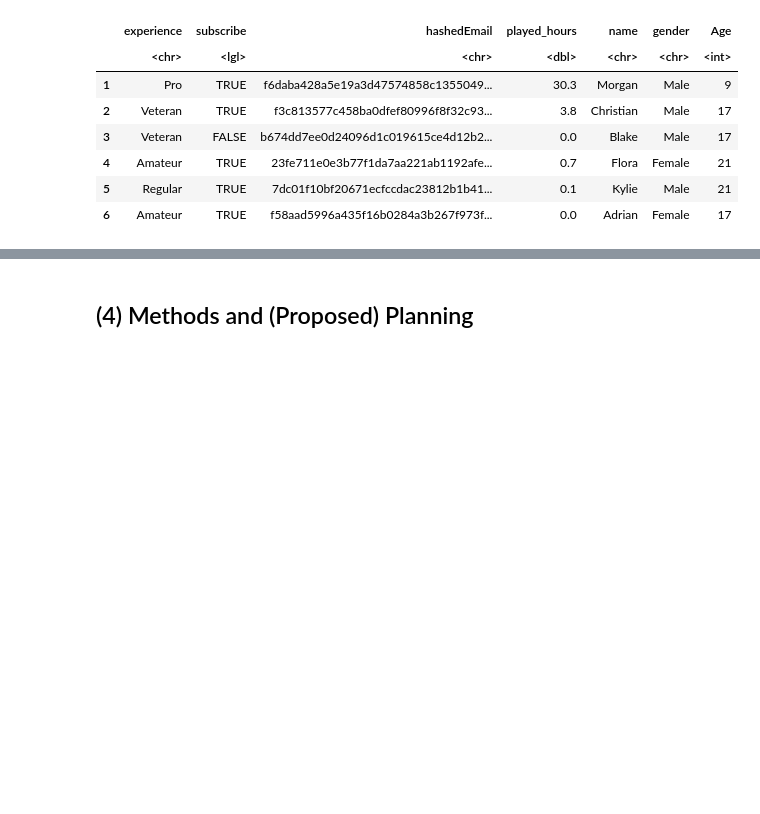
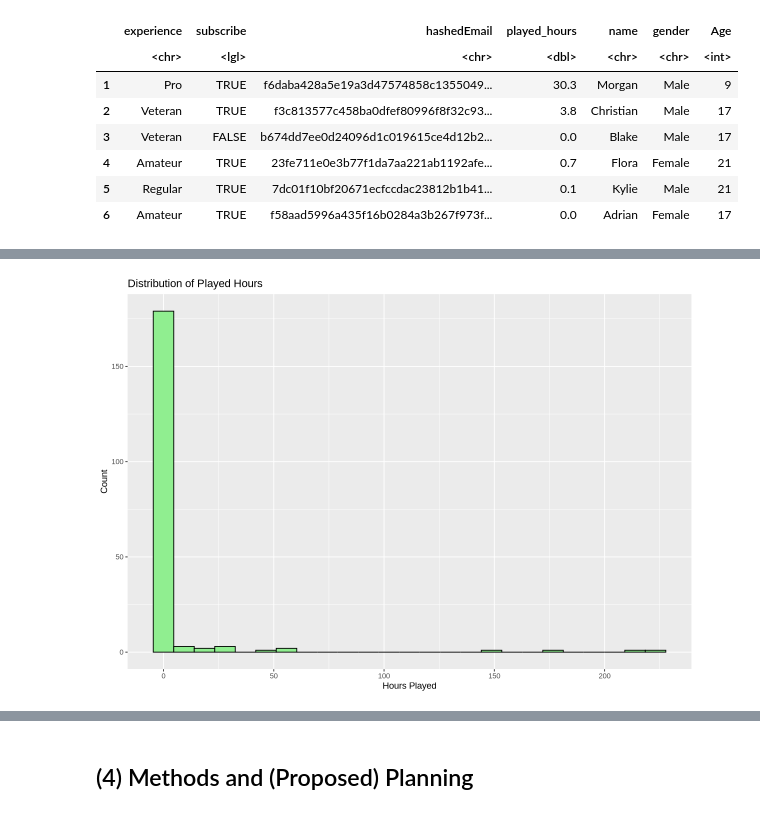
Before and after one commit to mimi15090/dsci-100-2025w1-group-024, a Jupyter notebook: Report.ipynb, the cells around one changed output, grey strips where cells are left out. Cells and saved outputs as stored; diff of their text form; code cells hidden in the pictures; blank space fills up the shorter version.

Commit message:
Commit 4.2: CODE2
Added all the code for the graphs!

```diff
--- a/Report.ipynb
+++ b/Report.ipynb
@@ -122,6 +123,7 @@ players_tidy <- players|>
     mutate(subscribe=as.factor(subscribe),
            experience = as.factor(experience),
            gender =as.factor(gender))|>
-    select(playedhours,experience, gender, Age, subscribe)
+    select(played_hours,experience, gender, Age, subscribe)
 #remove N/as
 players_cleaned <- na.omit(players_tidy)
+players_cleaned
@@ -127,0 +160,10 @@ players_cleaned <- na.omit(players_tidy)
+# %%
+#PLOTS!
+#plot one, histogram of played hours, plot1
+options(repr.plot.width =10, repr.plot.height = 7)
+plot1 <- ggplot(players_cleaned, aes(played_hours))+
+            geom_histogram(bins=25, fill= "lightgreen", color ="black")+
+            labs(title= "Distribution of Played Hours" , x= "Hours Played", y= "Count")
+plot1
+# %% [output]
+[figure, added]
```
Also changed, not shown: parts of 7 cells of this notebook.
